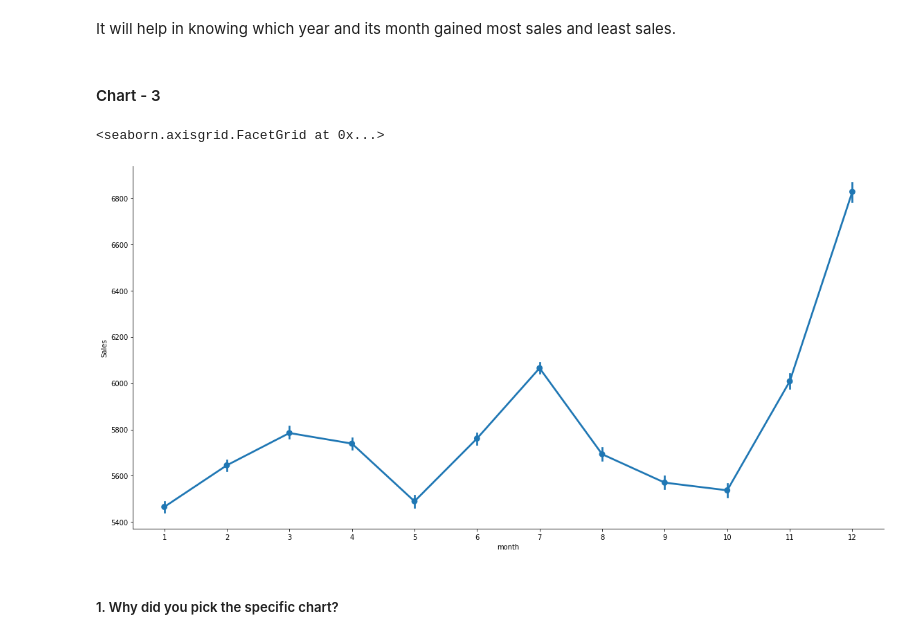
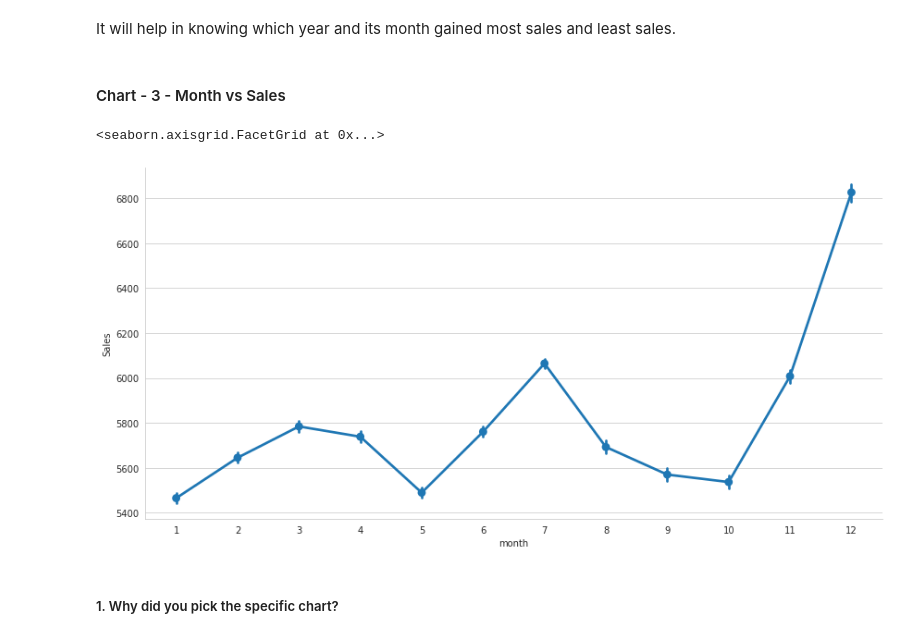
Before and after one commit to Jeetesh-KumarM/CAPSTONE-PROJECT-2-Regression, a Jupyter notebook: Capstone_Project_2_Regression.ipynb, the cells around one changed output. Drawn from its saved outputs; the diff is of its cells as text; code cells hidden in the pictures.

```diff
--- a/Capstone_Project_2_Regression.ipynb
+++ b/Capstone_Project_2_Regression.ipynb
@@ -417,5 +417,6 @@ Answer Here.
 # %%
 # Chart - 1 visualization code
+sns.set_style("whitegrid")
 sns.countplot(x='DayOfWeek',hue='Open',data=dff)
 # %% [output]
 <matplotlib.axes._subplots.AxesSubplot at 0x...>
@@ -478,13 +479,13 @@ Are there any insights that lead to negative growth? Justify with specific reaso
 # %% [markdown]
 It will help in knowing which year and its month gained most sales and least sales.
 # %% [markdown]
-#### Chart - 3
+#### Chart - 3 - Month vs Sales
 # %%
 # Chart - 3 visualization code
-sns.factorplot(x="month" ,y = "Sales" , data=df1, kind="point", aspect=2,size=8)
+sns.factorplot(x="month" ,y = "Sales" , data=df1, kind="point", aspect=2,size=6)
 # %% [output]
 <seaborn.axisgrid.FacetGrid at 0x...>
-[figure, old version]
+[figure, new version]
 # %% [markdown]
 ##### 1. Why did you pick the specific chart?
 # %% [markdown]
```
Also changed, not shown: parts of 38 cells of this notebook.
